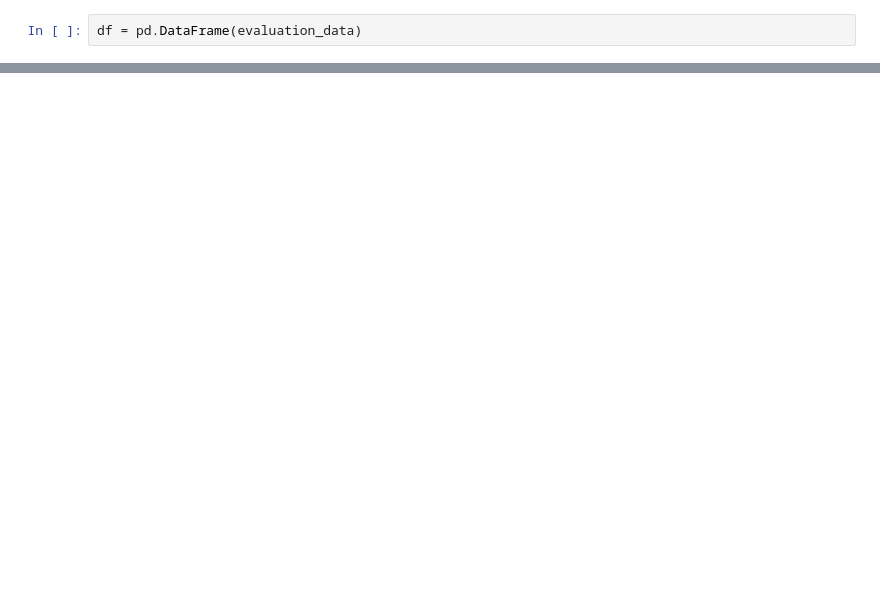
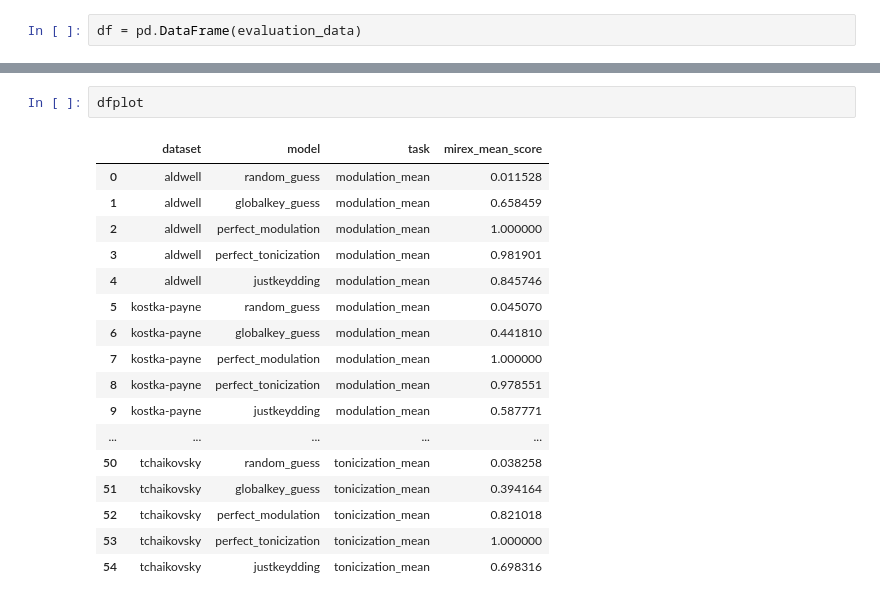
Before and after one commit to DDMAL/key_modulation_dataset, a Jupyter notebook: evaluation_plots.ipynb, the cells around one changed output, grey strips where cells are left out. Cells and saved outputs as stored; diff of their text form; blank space fills up the shorter version.

```diff
--- a/evaluation_plots.ipynb
+++ b/evaluation_plots.ipynb
@@ -67,6 +126,26 @@ dfplot = pd.melt(
     value_name='mirex_mean_score'
 )
 dfplot = dfplot[dfplot.dataset != "all_files"]
+# %%
+dfplot
+# %% [output]
+|  | dataset | model | task | mirex_mean_score |
+| 0 | aldwell | random_guess | modulation_mean | 0.011528 |
+| 1 | aldwell | globalkey_guess | modulation_mean | 0.658459 |
+| 2 | aldwell | perfect_modulation | modulation_mean | 1.000000 |
+| 3 | aldwell | perfect_tonicization | modulation_mean | 0.981901 |
+| 4 | aldwell | justkeydding | modulation_mean | 0.845746 |
+| 5 | kostka-payne | random_guess | modulation_mean | 0.045070 |
+| 6 | kostka-payne | globalkey_guess | modulation_mean | 0.441810 |
+| 7 | kostka-payne | perfect_modulation | modulation_mean | 1.000000 |
+| 8 | kostka-payne | perfect_tonicization | modulation_mean | 0.978551 |
+| 9 | kostka-payne | justkeydding | modulation_mean | 0.587771 |
+| ... | ... | ... | ... | ... |
+| 50 | tchaikovsky | random_guess | tonicization_mean | 0.038258 |
+| 51 | tchaikovsky | globalkey_guess | tonicization_mean | 0.394164 |
+| 52 | tchaikovsky | perfect_modulation | tonicization_mean | 0.821018 |
+| 53 | tchaikovsky | perfect_tonicization | tonicization_mean | 1.000000 |
+| 54 | tchaikovsky | justkeydding | tonicization_mean | 0.698316 |
 # %%
 # Inject Laurent's model's results
 laurent_dict = {
```
Also changed, not shown: parts of 9 cells of this notebook, 7 other files.
